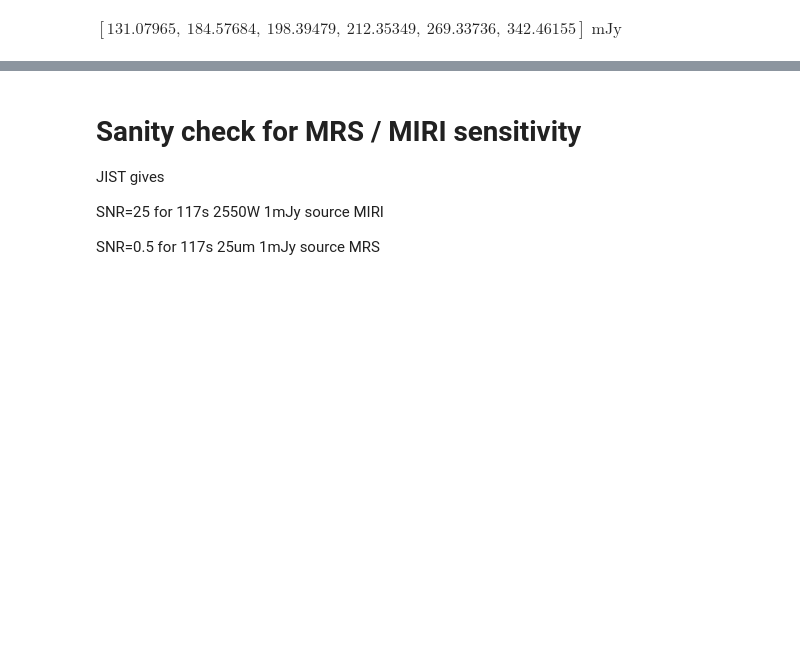
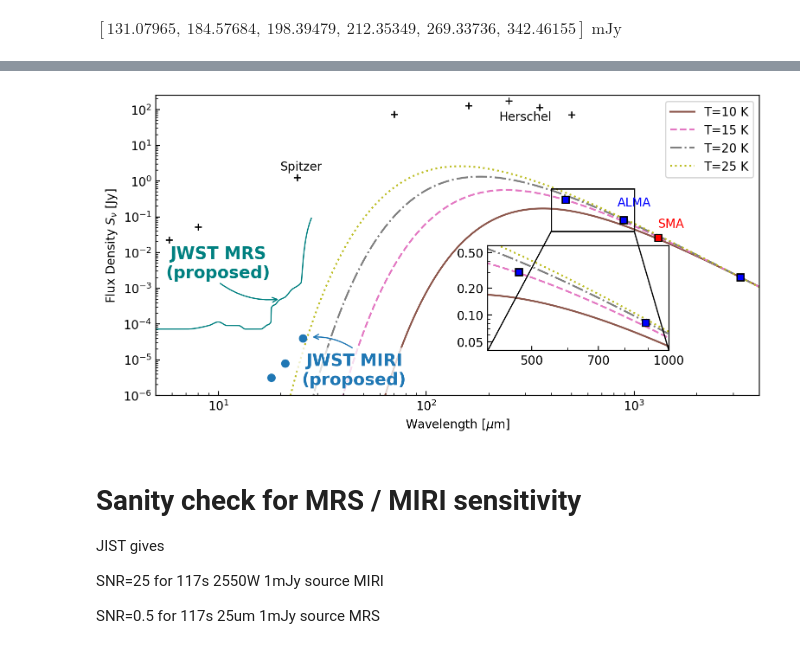
Before and after one commit to ACES-CMZ/MUBLO, a Jupyter notebook: G0.025-0.073/MUBLO_MultiwavelengthCutouts.ipynb, the cells around one changed output, grey strips where cells are left out. Drawn from its saved outputs; the diff is of its cells as text; code cells hidden in the pictures; blank space fills up the shorter version.

```diff
--- a/G0.025-0.073/MUBLO_MultiwavelengthCutouts.ipynb
+++ b/G0.025-0.073/MUBLO_MultiwavelengthCutouts.ipynb
@@ -616,32 +623,45 @@ centrfittbl['Amp[Jy]'][b7ind]
 | 0.09821868120890748 |
 # %%
+# JWST Proposal Figure
+
+# dust_beta_map.py
+#    B3     92.7 GHz       2.05 +/-  0.12 mJy
+#   B7    337.0 GHz      81.57 +/-  8.18 mJy
+#   B9    641.0 GHz     302.42 +/- 60.55 mJy
+b3flx = (2.05*u.mJy).to(u.Jy)
+b7flx = (81.57*u.mJy).to(u.Jy)
+b9flx = (302*u.mJy).to(u.Jy)
+b3wl = (92.7*u.GHz).to(u.um, u.spectral())
+b7wl = (337*u.GHz).to(u.um, u.spectral())
+b9wl = (641*u.GHz).to(u.um, u.spectral())
+
 pl.figure(figsize=(9,4.5))
 ax = pl.subplot()
 # inset axes....
-x1, x2, y1, y2 = 400, 500, 1.5e-1, 1.0  # subregion of the original image
+x1, x2, y1, y2 = 400, 1000, 0.04, 0.6  # subregion of the original image
 
 
 ulwl = ulimtbl['Wavelength']
 ax.plot(ulwl[ulwl < 800*u.um], ulimtbl['Flux'][ulwl < 800*u.um], '+', markerfacecolor='none', markeredgecolor='k')
 ax.plot(ulwl[ulwl > 1*u.cm], ulimtbl['Flux'][ulwl > 1*u.cm], 'v', markerfacecolor='none', markeredgecolor='k')
-ax.plot((102*u.GHz).to(u.um, u.spectral()), centrfittbl['Amp[Jy]'][b3ind], 's', markeredgecolor='k', markerfacecolor='b')
-ax.plot(850*u.um, centrfittbl['Amp[Jy]'][b7ind], 's', markeredgecolor='k', markerfacecolor='b')
-ax.plot(450*u.um, (300*u.mJy).to(u.Jy), 's', markeredgecolor='k', markerfacecolor='b')
+ax.plot(b3wl, b3flx, 's', markeredgecolor='k', markerfacecolor='b')
+ax.plot(b7wl, b7flx, 's', markeredgecolor='k', markerfacecolor='b')
+ax.plot(b9wl, b9flx, 's', markeredgecolor='k', markerfacecolor='b')
 
 axins = ax.inset_axes(
-    [0.58, 0.35, 0.17, 0.25],
+    bounds=[0.65, 0.45, 0.3, 0.25],
     xlim=(x1, x2), ylim=(y1, y2),
     #xticklabels=[], yticklabels=[]
 )
 
-temperatures = [10, 12.5, 15, 20,]
+temperatures = [10, 15, 20, 25]
 
 nurange = np.geomspace(10*u.GHz, 100*u.THz, 1000)
-beta = 1.25 # see https://data.rc.ufl.edu/secure/adamginsburg/ACES/broadline_sources/G0.025-0.073/png_figures/MUBLO_dust_alpha_beta_maps.png
+beta = 1.13 # see https://data.rc.ufl.edu/secure/adamginsburg/ACES/broadline_sources/G0.025-0.073/png_figures/MUBLO_dust_alpha_beta_maps.png
 for tem, ls in zip(temperatures, ('-', '--', '-.', ':')):
     bm = b3beam.sr
-    column = dust_emissivity.dust.colofsnu(nu=102*u.GHz,
-                                           snu_per_beam=u.Quantity(b3r['Amp[Jy]'], u.Jy)/bm,
+    column = dust_emissivity.dust.colofsnu(nu=b3wl.to(u.GHz, u.spectral()),
+                                           snu_per_beam=b3flx/bm,
                                            beta=beta,
                                            nu0=271.1*u.GHz,
                                            kappa0=0.0114*u.cm**2*u.g**-1,
@@ -660,8 +680,9 @@ for tem, ls in zip(temperatures, ('-', '--', '-.', ':')):
 
 
 #ax.indicate_inset_zoom(axins, edgecolor="black", )
-blah = mark_inset(ax, axins, loc1=4, loc2=2)
-axins.plot(450*u.um, (300*u.mJy).to(u.Jy), 's', markeredgecolor='k', markerfacecolor='b')
+blah = mark_inset(ax, axins, loc1=3, loc2=2)
+axins.plot(b7wl, b7flx, 's', markeredgecolor='k', markerfacecolor='b')
+axins.plot(b9wl, b9flx, 's', markeredgecolor='k', markerfacecolor='b')
 
 
 ax.loglog();
@@ -674,6 +695,8 @@ ax.set_ylabel("Flux Density $S_\\nu$ [Jy]")
 ax.axis([1,3e5,1e-5,300]);
 # pl.savefig('/orange/adamginsburg/ACES/broadline_sources/G0.025-0.073/SED_with_upperlimits_VLA.pdf', bbox_inches='tight')
 # pl.savefig('/orange/adamginsburg/ACES/broadline_sources/G0.025-0.073/SED_with_upperlimits_VLA.png', bbox_inches='tight')
+
+# SMA?
 ax.plot((230*u.GHz).to(u.um, u.spectral()), (26.0*u.mJy).to(u.Jy), 's', markeredgecolor='k', markerfacecolor='r')
 # pl.savefig('/orange/adamginsburg/ACES/broadline_sources/G0.025-0.073/SED_with_upperlimits_VLA_SMA.pdf', bbox_inches='tight')
 # pl.savefig('/orange/adamginsburg/ACES/broadline_sources/G0.025-0.073/SED_with_upperlimits_VLA_SMA.png', bbox_inches='tight')
@@ -683,14 +706,16 @@ axins.loglog()
 
 # logscale: hide ticks
 # holy fucking hackery.  This took absolutely forever to come up with.
-axins.yaxis.set_major_formatter(lambda x, y: f"{x:0.1f}")
+axins.yaxis.set_major_formatter(lambda x, y: f"{x:0.2f}")
 axins.yaxis.set_minor_formatter(lambda x, y: "")
-axins.set_ylim(0.25, 2.0)
-axins.yaxis.set_ticks([0.3, 0.5, 0.7, 1.0, 2.0]);
+axins.set_ylim(y1, y2)
+axins.yaxis.set_ticks([0.05, 0.1, 0.2, 0.5, ]);
 
 axins.xaxis.set_minor_formatter(lambda x, y: "")
 axins.xaxis.set_major_formatter(lambda x, y: f"{int(x):3d}")
-axins.xaxis.set_ticks([400,450,500]);
+axins.xaxis.set_ticks([500,700,1000]);
+
+
 
 pl.savefig('/orange/adamginsburg/ACES/broadline_sources/G0.025-0.073/SED_with_observed_B9_wide.pdf', bbox_inches='tight')
 pl.savefig('/orange/adamginsburg/ACES/broadline_sources/G0.025-0.073/SED_with_observed_B9_wide.png', bbox_inches='tight')
@@ -731,33 +756,51 @@ pl.text(1.5e3, 0.05, 'SMA', color='r', ha='center')
 #         np.array([5/13, 5/11, 5/9.45, 5/8, 5/7, 1, 1, (5/4) , (5/2), 5, (5/0.1)])*2.0*u.mJy, linestyle='--', color='k')
 # pl.plot([12, 13,14,15,16,17]*u.um,
 #         np.array([5/27, 5/25, 5/27, 5/29,5/25,5/23])*1.0*u.mJy,
 #          linestyle='-', color='k')
 # pl.plot([7,8,9,10,11]*u.um,
 #         np.array([30/40,33/40,5/40, 5/40, 5/40,])*1.0*u.mJy,
 #          linestyle='--', color='k')
 
 mrs5sigma117spoints = {25: 10, 28:10**2.8, 22.5: 10**0.8, 21:10**0.6, 19.5:10**0.5, 18.9:10**0.4, 18:10**0.3, 17.9:10**-0.1, 17: 10**-0.2, 16:10**-0.3, 13.5:10**-0.3, 12.5:10**-0.2, 11:10**-0.2, 10:10**-0.1, 9:10**-0.2, 7:10**-0.3, 5:10**-0.3}
 texp = 117
 xs, ys = zip(*mrs5sigma117spoints.items()); xs = np.array(xs); ys = np.array(ys); ys = ys[np.argsort(xs)]; xs = np.sort(xs);
 xax = np.linspace(5, 28, 10000)
 from scipy import interpolate
 yvals = interpolate.PchipInterpolator(xs, ys)(xax)
 mrs, = pl.plot(xax, ((yvals / (5650/texp)**0.5)*u.mJy).to(u.Jy), linewidth=1, color='teal');
 
 pl.annotate('JWST MRS\n(proposed)', xy=(20, 0.05/100), xytext=(10, 0.5/100,),
             color=mrs.get_color(), weight='bold', ha='center', fontsize=14, va='center')
 
 pl.annotate('', xy=(20, 0.05/100), xytext=(10, 0.15/100,),
             arrowprops=dict(facecolor=mrs.get_color(), #shrink=1, width=1, headwidth=10,
                             connectionstyle="arc3,rad=0.2",
                             arrowstyle='->',
                             edgecolor=mrs.get_color(),),
             ha='left', va='bottom')
 
 pl.axis([5,4000,1e-6,250]);
 
+from matplotlib.transforms import Bbox
+# AnchoredPositionLocator does not exist in matplotlib (InsetPosition, the
+# class that did this job, was removed in 3.8).  Setting the inset's position
+# directly does the same thing: drop the locator that ax.inset_axes installed,
+# then place the axes at new_bounds, expressed in `ax` axes coordinates and
+# converted to the figure coordinates set_position expects.
+new_bounds = [0.55, 0.15, 0.3, 0.35]
+for artist in blah:      # the connectors drawn for the inset's old position
+    artist.remove()
+axins.set_axes_locator(None)
+axins.set_position(Bbox.from_bounds(*new_bounds)
+                   .transformed(ax.transAxes)
+                   .transformed(ax.figure.transFigure.inverted()))
+blah = mark_inset(ax, axins, loc1=3, loc2=4)
+
+
 pl.savefig('/orange/adamginsburg/ACES/broadline_sources/G0.025-0.073/SED_with_observed_B9_and_JWST_wide.pdf', bbox_inches='tight')
 pl.savefig('/orange/adamginsburg/ACES/broadline_sources/G0.025-0.073/SED_with_observed_B9_and_JWST_wide.png', bbox_inches='tight')
+# %% [output]
+[figure, added]
 # %% [markdown]
 # Sanity check for MRS / MIRI sensitivity
 
```
Also changed, not shown: parts of 2 cells of this notebook, 1 other file.
